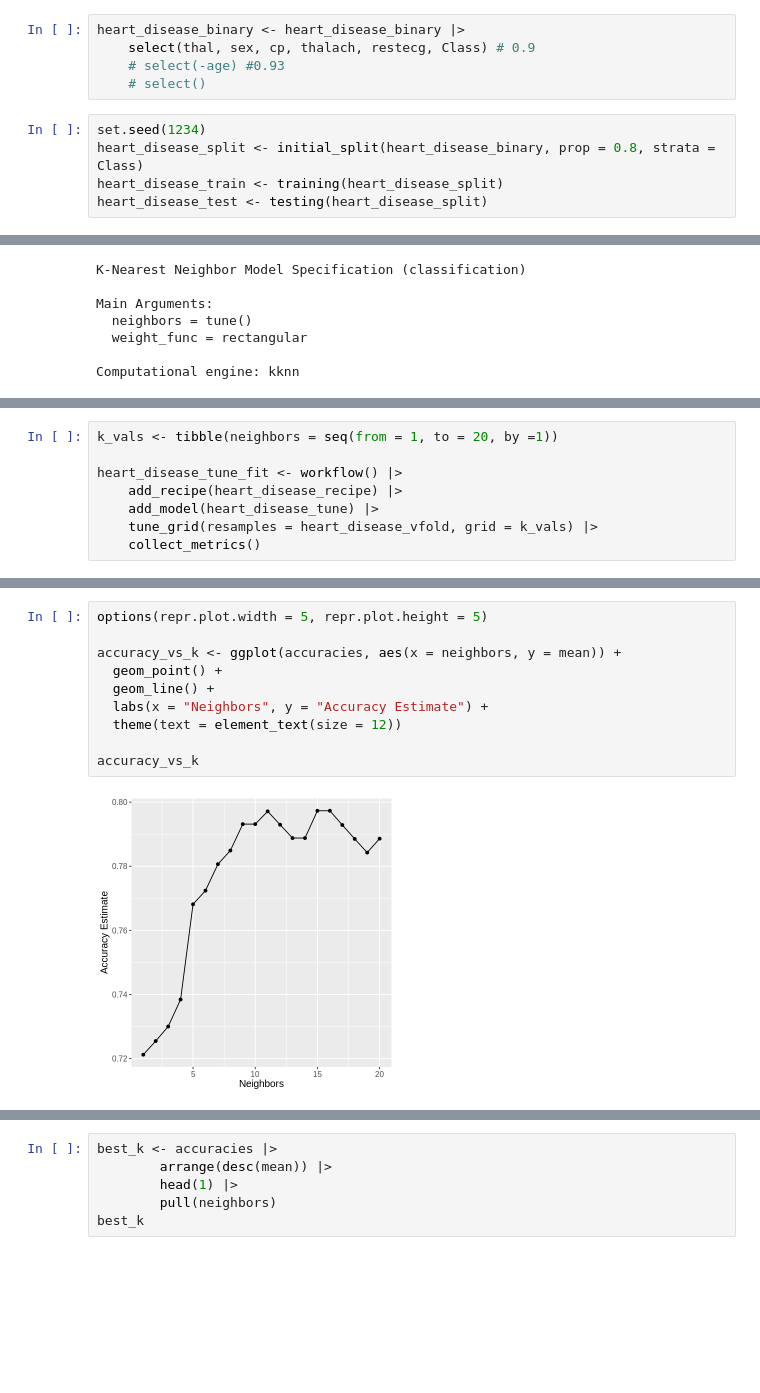
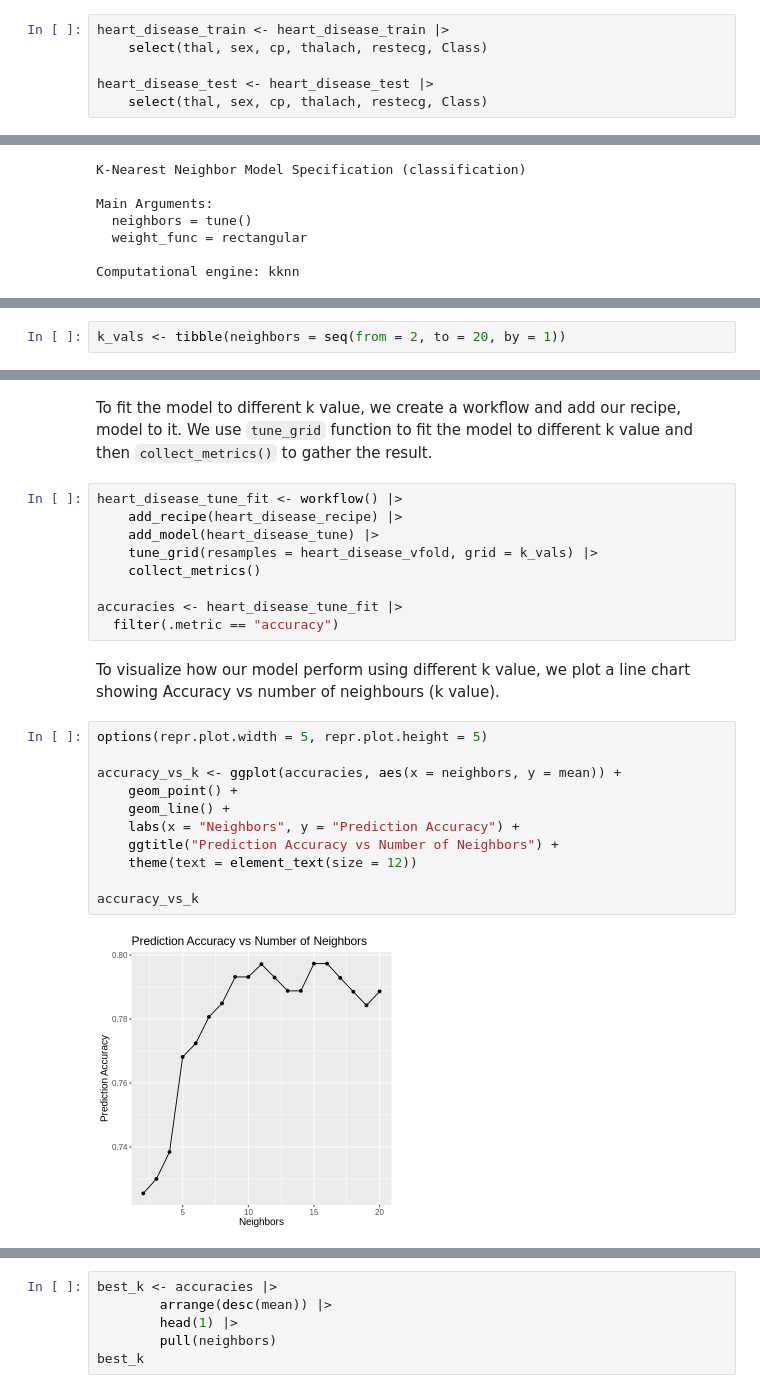
Before and after one commit to wtarit/dsci-100-project, a Jupyter notebook: group_report.ipynb, the cells around one changed output, grey strips where cells are left out. Drawn from its saved outputs; the diff is of its cells as text; blank space fills up the shorter version.

```diff
--- a/group_report.ipynb
+++ b/group_report.ipynb
@@ -283,10 +283,6 @@ A tibble: 297 × 14
 # %%
-heart_disease_binary <- heart_disease_binary |>
-    select(thal, sex, cp, thalach, restecg, Class) # 0.9
-    # select(-age) #0.93
-    # select()
+heart_disease_train <- heart_disease_train |>
+    select(thal, sex, cp, thalach, restecg, Class)
+
+heart_disease_test <- heart_disease_test |>
+    select(thal, sex, cp, thalach, restecg, Class)
-# %%
-set.seed(1234)
-heart_disease_split <- initial_split(heart_disease_binary, prop = 0.8, strata = Class)
-heart_disease_train <- training(heart_disease_split)
-heart_disease_test <- testing(heart_disease_split)
@@ -341,8 +338,2 @@ Computational engine: kknn
 # %%
-k_vals <- tibble(neighbors = seq(from = 1, to = 20, by =1))
-
-heart_disease_tune_fit <- workflow() |>
-    add_recipe(heart_disease_recipe) |>
-    add_model(heart_disease_tune) |>
-    tune_grid(resamples = heart_disease_vfold, grid = k_vals) |>
-    collect_metrics()
+k_vals <- tibble(neighbors = seq(from = 2, to = 20, by = 1))
@@ -365,12 +340,26 @@ A tibble: 20 × 7
+# %% [markdown]
+To fit the model to different k value, we create a workflow and add our recipe, model to it. We use `tune_grid` function to fit the model to different k value and then `collect_metrics()` to gather the result.
+# %%
+heart_disease_tune_fit <- workflow() |>
+    add_recipe(heart_disease_recipe) |>
+    add_model(heart_disease_tune) |>
+    tune_grid(resamples = heart_disease_vfold, grid = k_vals) |>
+    collect_metrics()
+
+accuracies <- heart_disease_tune_fit |>
+  filter(.metric == "accuracy")
+# %% [markdown]
+To visualize how our model perform using different k value, we plot a line chart showing Accuracy vs number of neighbours (k value).
 # %%
 options(repr.plot.width = 5, repr.plot.height = 5)
 
 accuracy_vs_k <- ggplot(accuracies, aes(x = neighbors, y = mean)) +
-  geom_point() +
-  geom_line() +
-  labs(x = "Neighbors", y = "Accuracy Estimate") +
-  theme(text = element_text(size = 12))
+    geom_point() +
+    geom_line() +
+    labs(x = "Neighbors", y = "Prediction Accuracy") +
+    ggtitle("Prediction Accuracy vs Number of Neighbors") +
+    theme(text = element_text(size = 12))
 
 accuracy_vs_k
 # %% [output]
-[figure, old version]
+[figure, new version]
```
Also changed, not shown: parts of 41 cells of this notebook.
